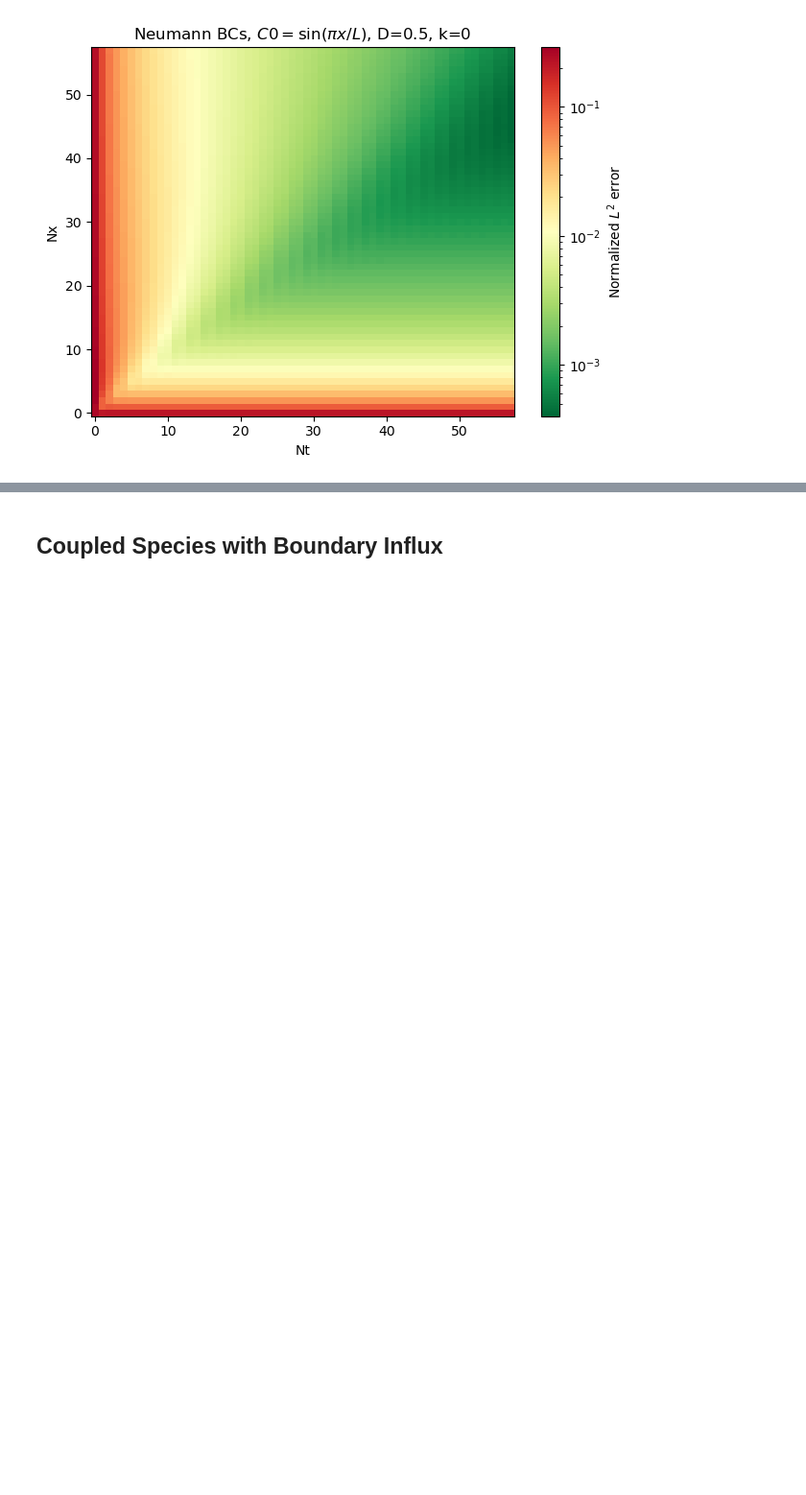
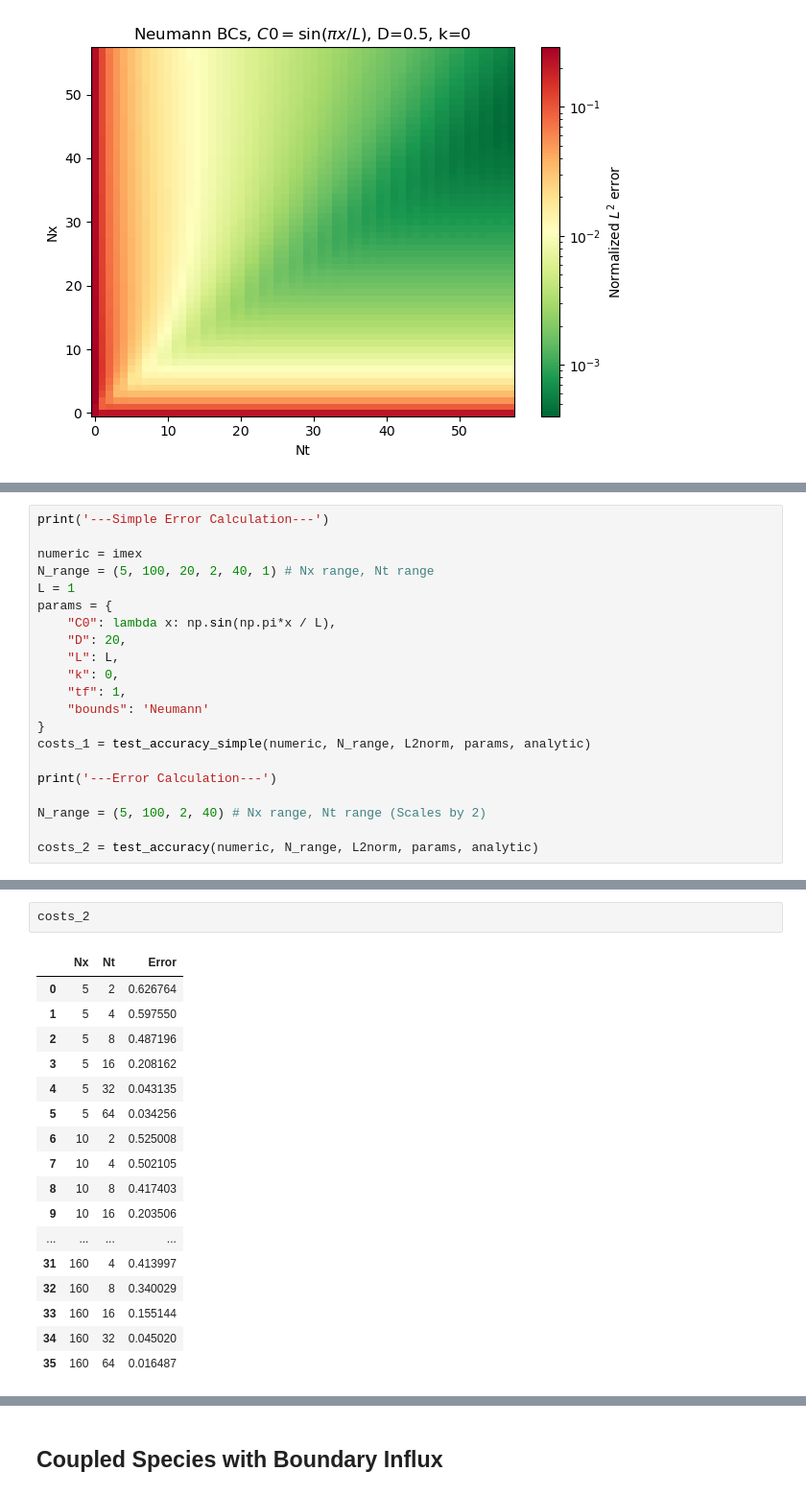
Before and after one commit to william-dove/Diffusion-Modeling, a Jupyter notebook: Diffusion.ipynb, the cells around one changed output, grey strips where cells are left out. Shown at 96% size. Saved outputs shown, nothing was run; the diff lists cells and outputs as text; blank space fills up the shorter version.

Commit message:
Finished sampling test function and tested imex_var solver for convergence with variable D(x)

```diff
--- a/Diffusion.ipynb
+++ b/Diffusion.ipynb
@@ -1118,0 +1139,21 @@ plt.show()
+# %%
+print('---Simple Error Calculation---')
+
+numeric = imex
+N_range = (5, 100, 20, 2, 40, 1) # Nx range, Nt range
+L = 1
+params = {
+    "C0": lambda x: np.sin(np.pi*x / L),
+    "D": 20,
+    "L": L,
+    "k": 0,
+    "tf": 1,
+    "bounds": 'Neumann'
+}
+costs_1 = test_accuracy_simple(numeric, N_range, L2norm, params, analytic)
+
+print('---Error Calculation---')
+
+N_range = (5, 100, 2, 40) # Nx range, Nt range (Scales by 2)
+
+costs_2 = test_accuracy(numeric, N_range, L2norm, params, analytic)
@@ -1118,0 +1179,20 @@ plt.show()
+# %%
+costs_2
+# %% [output]
+|  | Nx | Nt | Error |
+| 0 | 5 | 2 | 0.626764 |
+| 1 | 5 | 4 | 0.597550 |
+| 2 | 5 | 8 | 0.487196 |
+| 3 | 5 | 16 | 0.208162 |
+| 4 | 5 | 32 | 0.043135 |
+| 5 | 5 | 64 | 0.034256 |
+| 6 | 10 | 2 | 0.525008 |
+| 7 | 10 | 4 | 0.502105 |
+| 8 | 10 | 8 | 0.417403 |
+| 9 | 10 | 16 | 0.203506 |
+| ... | ... | ... | ... |
+| 31 | 160 | 4 | 0.413997 |
+| 32 | 160 | 8 | 0.340029 |
+| 33 | 160 | 16 | 0.155144 |
+| 34 | 160 | 32 | 0.045020 |
+| 35 | 160 | 64 | 0.016487 |
```
Also changed, not shown: parts of 11 cells of this notebook.
